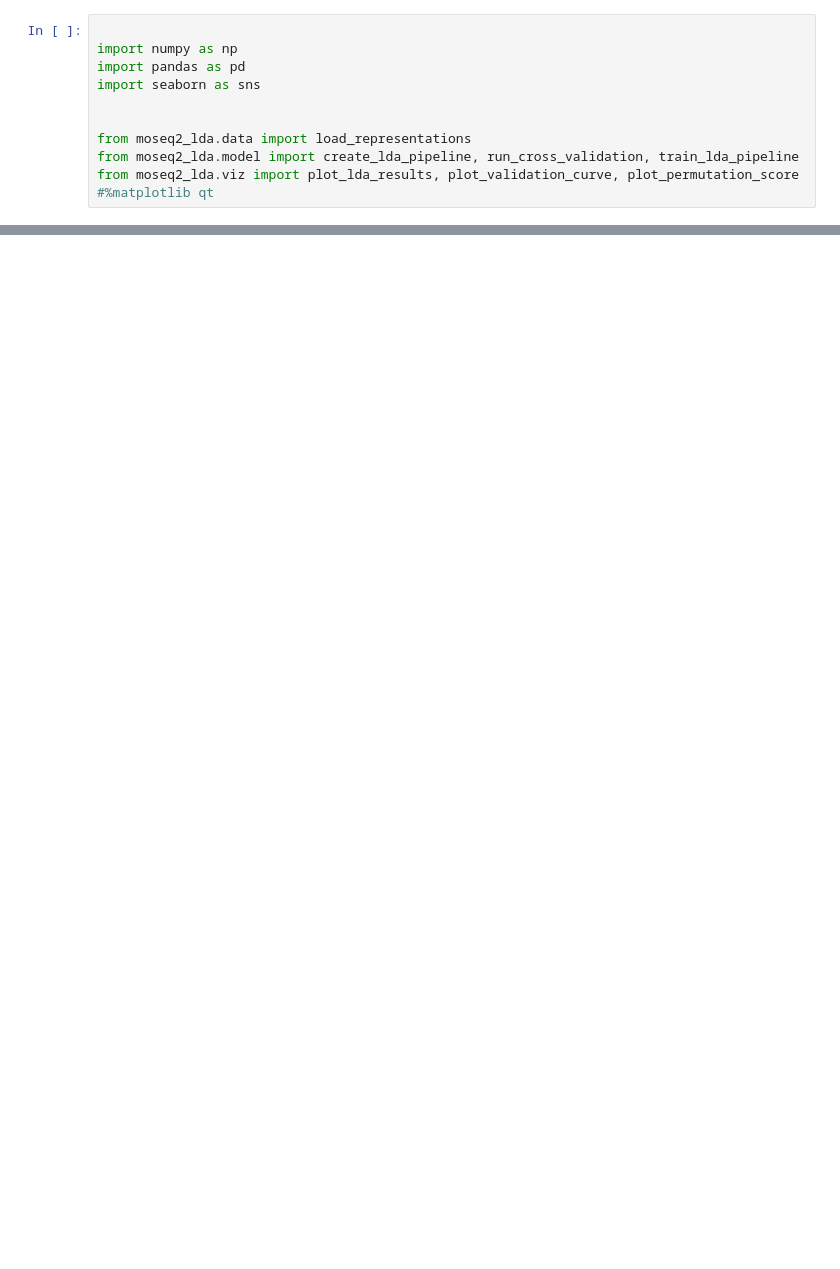
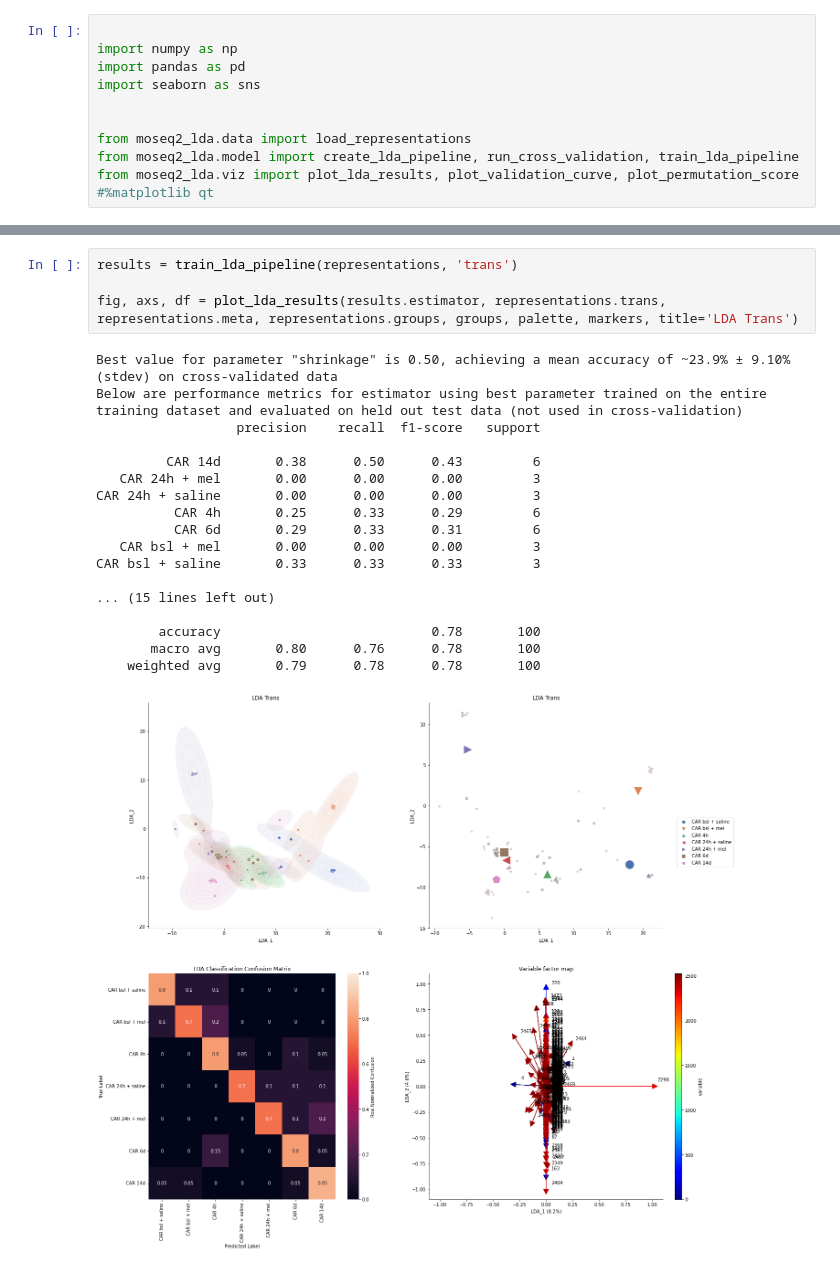
Before and after one commit to tischfieldlab/moseq2-lda, a Jupyter notebook: notebooks/lda_analysis_pain_CAR.ipynb, the cells around one changed output, grey strips where cells are left out. Drawn from its saved outputs; the diff is of its cells as text; blank space fills up the shorter version.

```diff
--- a/notebooks/lda_analysis_pain_CAR.ipynb
+++ b/notebooks/lda_analysis_pain_CAR.ipynb
@@ -95,0 +96,23 @@ plot_permutation_score(results.estimator, results.data.usage, results.data.group
+# %%
+results = train_lda_pipeline(representations, 'trans')
+
+fig, axs, df = plot_lda_results(results.estimator, representations.trans, representations.meta, representations.groups, groups, palette, markers, title='LDA Trans')
+# %% [output]
+Best value for parameter "shrinkage" is 0.50, achieving a mean accuracy of ~23.9% ± 9.10% (stdev) on cross-validated data
+Below are performance metrics for estimator using best parameter trained on the entire training dataset and evaluated on held out test data (not used in cross-validation)
+                  precision    recall  f1-score   support
+
+         CAR 14d       0.38      0.50      0.43         6
+   CAR 24h + mel       0.00      0.00      0.00         3
+CAR 24h + saline       0.00      0.00      0.00         3
+          CAR 4h       0.25      0.33      0.29         6
+          CAR 6d       0.29      0.33      0.31         6
+   CAR bsl + mel       0.00      0.00      0.00         3
+CAR bsl + saline       0.33      0.33      0.33         3
+
+... (15 lines left out)
+
+        accuracy                           0.78       100
+       macro avg       0.80      0.76      0.78       100
+    weighted avg       0.79      0.78      0.78       100
+[figure, added]
```
Also changed, not shown: parts of 7 cells of this notebook, 1 other file.
